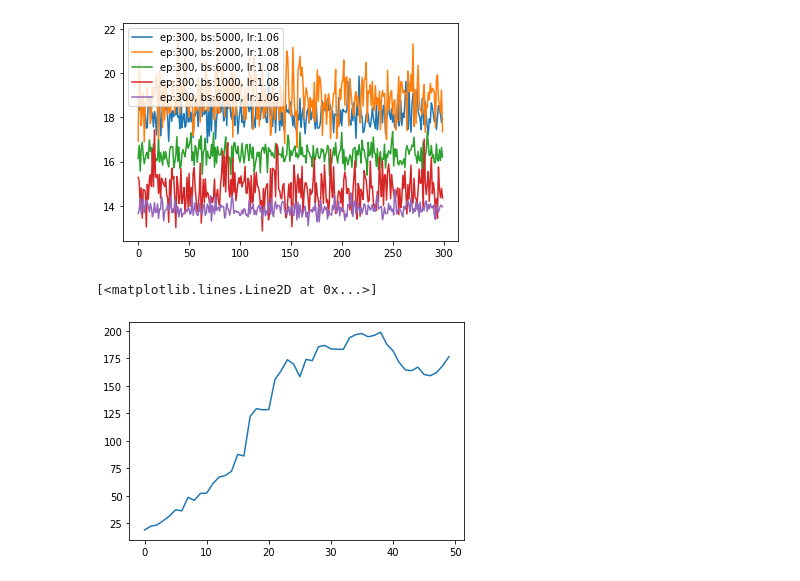
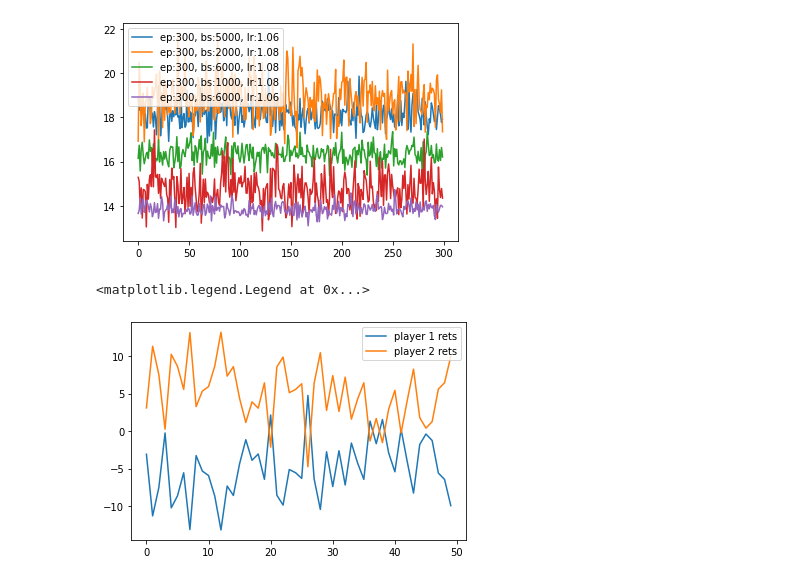
Before and after one commit to bchasnov/masuite, a Jupyter notebook: notebooks/plotting_tests.ipynb, the cells around one changed output. Drawn from its saved outputs; the diff is of its cells as text; code cells hidden in the pictures.

Commit message:
fix soccer bug (agent seed)

```diff
--- a/notebooks/plotting_tests.ipynb
+++ b/notebooks/plotting_tests.ipynb
@@ -68,9 +68,11 @@ cartpole_simplepg-0_epochs300_batch_size6000_lr1e-06_.csv
 <matplotlib.legend.Legend at 0x...>
 [figure]
 # %%
-path = '/home/zane/Documents/code/research/uw2020/masuite/tmp/masuite/cartpole_simplepg-0.csv'
+path = '/home/zane/Documents/code/research/uw2020/masuite/tmp/masuite/soccer_simplepg-0.csv'
 df1 = pd.read_csv(path)
-plt.plot(df1['agent0_avg_rets'])
+plt.plot(df1['agent0_avg_rets'], label='player 1 rets')
+plt.plot(df1['agent1_avg_rets'], label='player 2 rets')
+plt.legend()
 # %% [output]
-[<matplotlib.lines.Line2D at 0x...>]
+<matplotlib.legend.Legend at 0x...>
-[figure, old version]
+[figure, new version]
```
Also changed, not shown: parts of 2 cells of this notebook, 4 other files.
